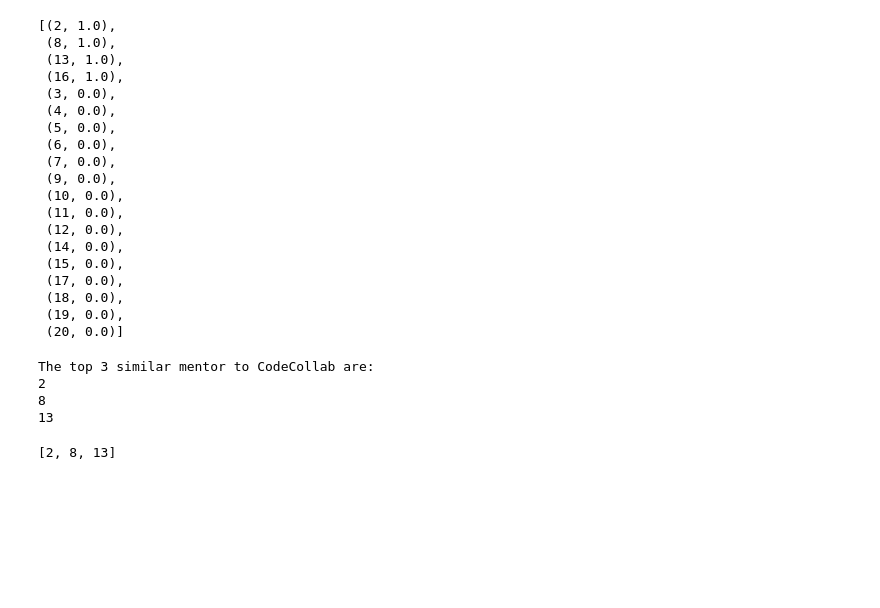
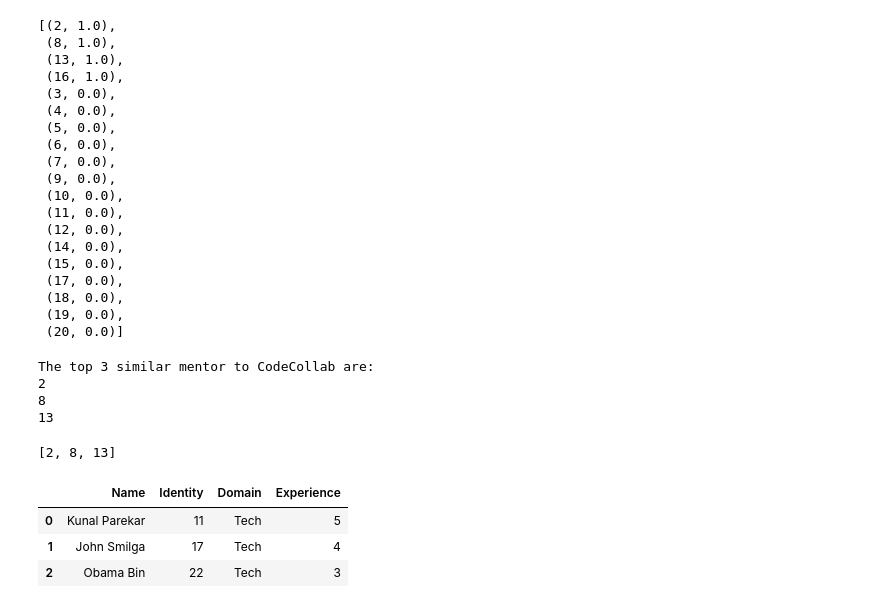
Before and after one commit to psankhe28/Ayush-Portal, a Jupyter notebook: ml/Mentor-Startup_Recommendation/mentor-startup.ipynb, the cells around one changed output. Cells and saved outputs as stored; diff of their text form; code cells hidden in the pictures; blank space fills up the shorter version.

```diff
--- a/ml/Mentor-Startup_Recommendation/mentor-startup.ipynb
+++ b/ml/Mentor-Startup_Recommendation/mentor-startup.ipynb
@@ -382,10 +382,19 @@ identities
 # %%
 x=identities
 # %%
-result={"Name":[],"Identity":[]}
+result={"Name":[],"Identity":[],"Domain":[],"Experience":[]}
 for i in x :
     result['Name'].append(df.loc[i,"Name"])
     result['Identity'].append(df.loc[i,"Identity"])
+    result['Domain'].append(df.loc[i,"Domain"])
+    result['Experience'].append(df.loc[i,"Experience"])
 # %%
 import pandas as pd
 result=pd.DataFrame(result)
+# %%
+result
+# %% [output]
+|  | Name | Identity | Domain | Experience |
+| 0 | Kunal Parekar | 11 | Tech | 5 |
+| 1 | John Smilga | 17 | Tech | 4 |
+| 2 | Obama Bin | 22 | Tech | 3 |
```
Also changed, not shown: parts of 1 cell of this notebook, 1 other file.
